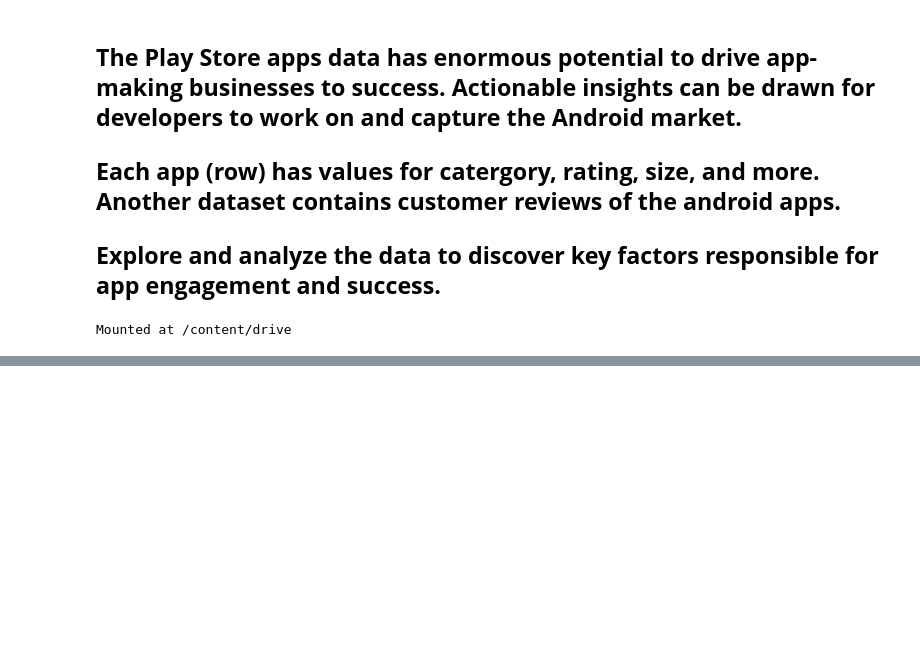
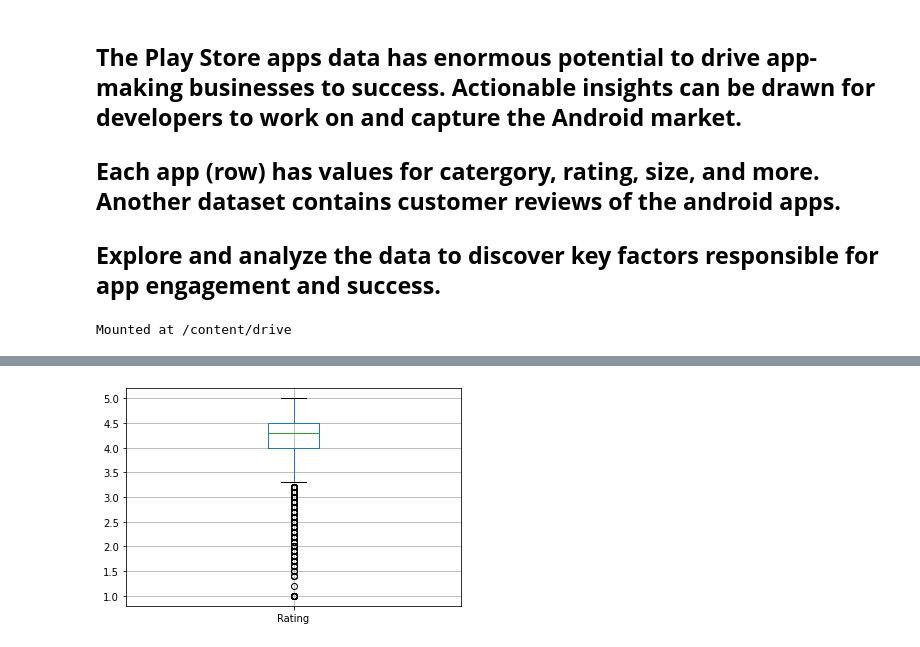
Before and after one commit to VaibhavVats1510/Play-Store-App-Review, a Jupyter notebook: Play_Store_App_Review_Analysis_Capstone_Project.ipynb, the cells around one changed output, grey strips where cells are left out. Cells and saved outputs as stored; diff of their text form; code cells hidden in the pictures; blank space fills up the shorter version.

```diff
--- a/Play_Store_App_Review_Analysis_Capstone_Project.ipynb
+++ b/Play_Store_App_Review_Analysis_Capstone_Project.ipynb
@@ -58,0 +123,2 @@ df.info
+# %%
+df_play_store_data.drop([10472],inplace=True)
@@ -58,0 +134,4 @@ df.info
+# %%
+df_play_store_data.boxplot();
+# %% [output]
+[figure, added]
```
Also changed, not shown: parts of 26 cells of this notebook.
